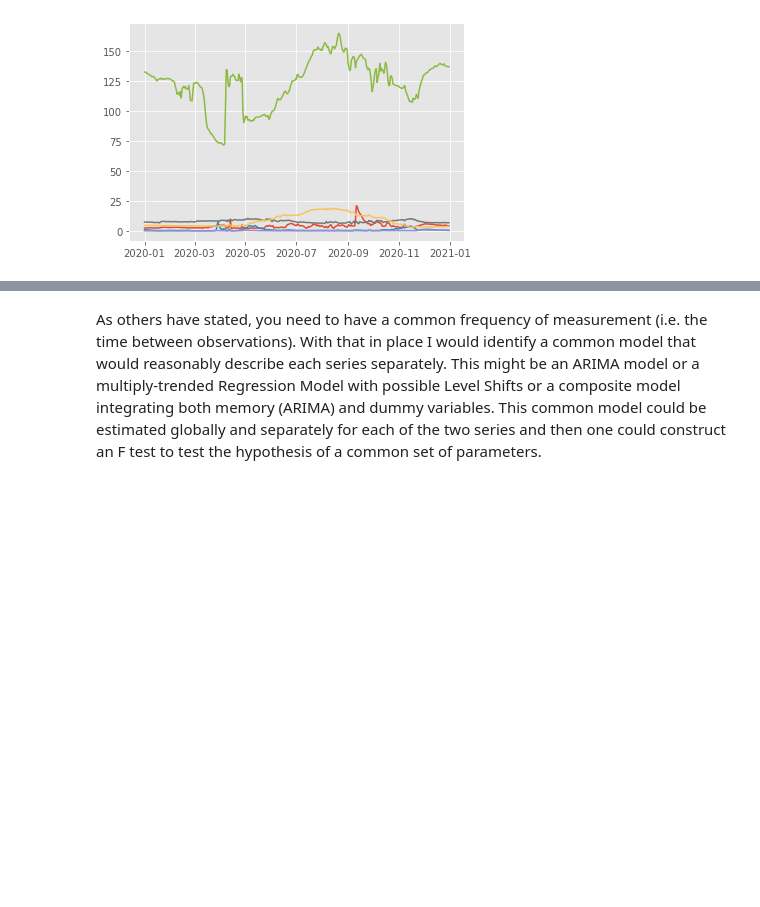
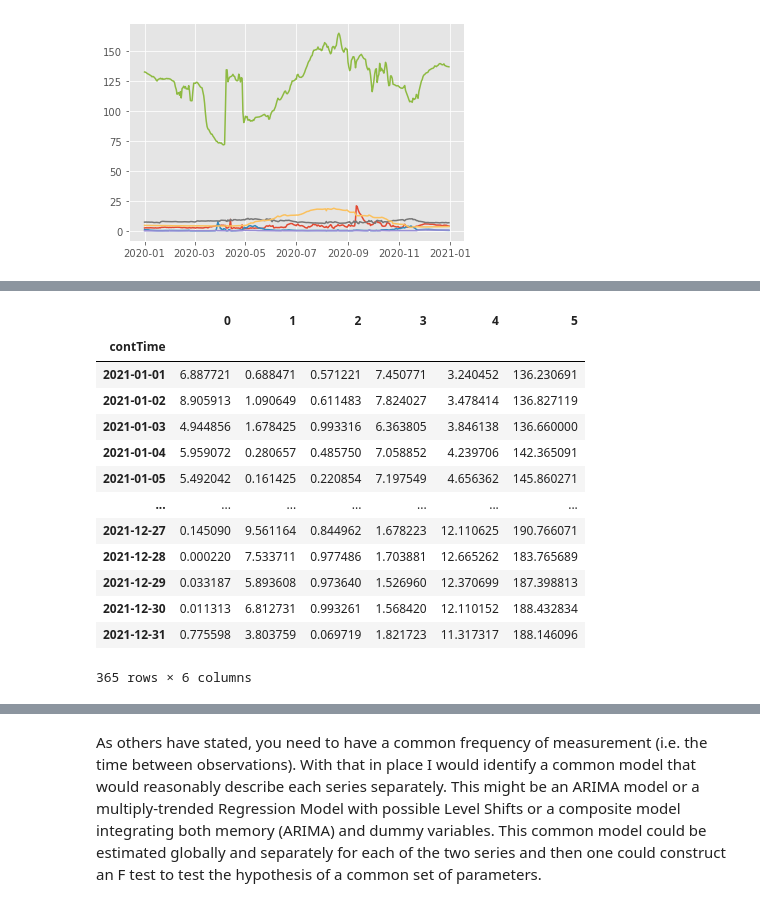
Before and after one commit to Krispy3/HFF_Water, a Jupyter notebook: VAR Model.ipynb, the cells around one changed output, grey strips where cells are left out. Cells and saved outputs as stored; diff of their text form; code cells hidden in the pictures; blank space fills up the shorter version.

```diff
--- a/VAR Model.ipynb
+++ b/VAR Model.ipynb
@@ -157 +184,18 @@ plt.plot(ipe_interp['2020'])
+# %%
+yhat
+# %% [output]
+|  | 0 | 1 | 2 | 3 | 4 | 5 |
+| contTime |  |  |  |  |  |  |
+| 2021-01-01 | 6.887721 | 0.688471 | 0.571221 | 7.450771 | 3.240452 | 136.230691 |
+| 2021-01-02 | 8.905913 | 1.090649 | 0.611483 | 7.824027 | 3.478414 | 136.827119 |
+| 2021-01-03 | 4.944856 | 1.678425 | 0.993316 | 6.363805 | 3.846138 | 136.660000 |
+| 2021-01-04 | 5.959072 | 0.280657 | 0.485750 | 7.058852 | 4.239706 | 142.365091 |
+| 2021-01-05 | 5.492042 | 0.161425 | 0.220854 | 7.197549 | 4.656362 | 145.860271 |
+| ... | ... | ... | ... | ... | ... | ... |
+| 2021-12-27 | 0.145090 | 9.561164 | 0.844962 | 1.678223 | 12.110625 | 190.766071 |
+| 2021-12-28 | 0.000220 | 7.533711 | 0.977486 | 1.703881 | 12.665262 | 183.765689 |
+| 2021-12-29 | 0.033187 | 5.893608 | 0.973640 | 1.526960 | 12.370699 | 187.398813 |
+| 2021-12-30 | 0.011313 | 6.812731 | 0.993261 | 1.568420 | 12.110152 | 188.432834 |
+| 2021-12-31 | 0.775598 | 3.803759 | 0.069719 | 1.821723 | 11.317317 | 188.146096 |
+365 rows × 6 columns
 # %%
```
Also changed, not shown: parts of 20 cells of this notebook, 1 other file.
